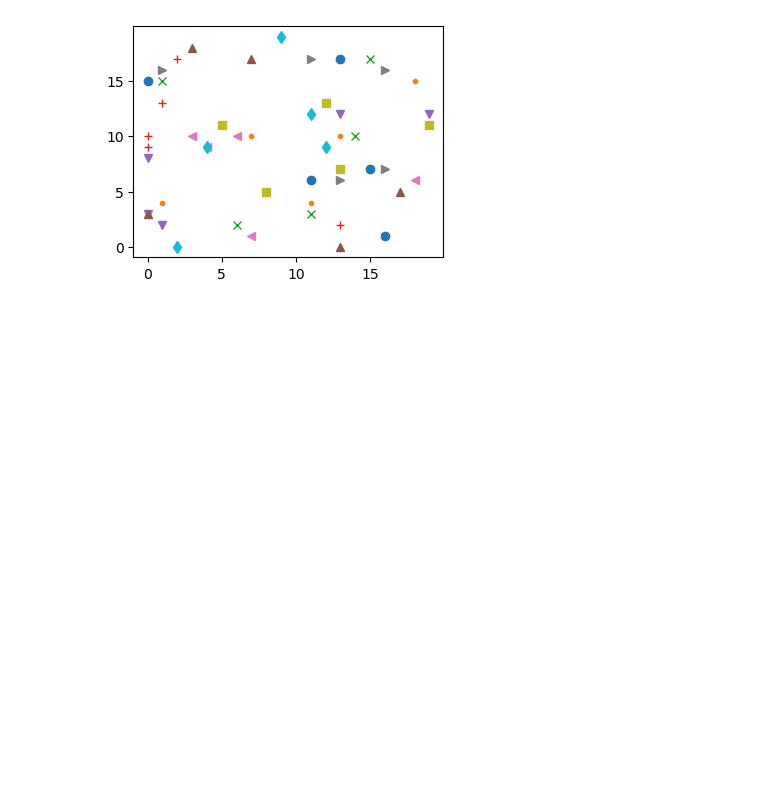
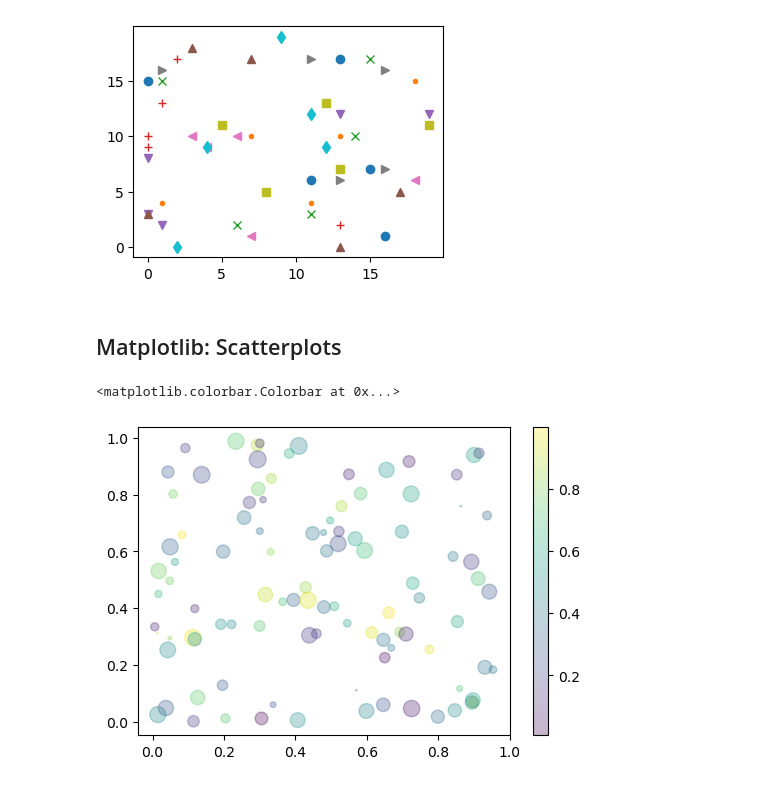
Before and after one commit to JakeBestDev/Packt_AIScience_Data_Science_Machine_Learning, a Jupyter notebook: Module_2_Python_Data_Visualization_and_Understanding/lab_3_advance_matplotlib.ipynb, the cells around one changed output. Saved outputs shown, nothing was run; the diff lists cells and outputs as text; code cells hidden in the pictures; blank space fills up the shorter version.

Commit message:
Lab 3: Advanced Matplotlib
Lab 3: Advanced Matplotlib

```diff
--- a/Module_2_Python_Data_Visualization_and_Understanding/lab_3_advance_matplotlib.ipynb
+++ b/Module_2_Python_Data_Visualization_and_Understanding/lab_3_advance_matplotlib.ipynb
@@ -935,3 +935,5 @@ for m in markers:
     plt.plot(x,y,m)
 # %% [output]
 [figure]
+# %% [markdown]
+## Matplotlib: Scatterplots
@@ -937,0 +945,29 @@ for m in markers:
+# %%
+## Today we will check out scatterplots using plt.scatter
+## First lets create an x and y value. they will be random values
+## We will also create a 'colors' data points at random to represent the different colors of the data points
+## We will also create a 'sizes' data points at random to represent the different sizes of the data points
+## The x,y,size, and color are all random but normally the data would be drawn from a dataframe/base of some kind to draw conclusions
+
+x = np.random.rand(100)
+y=np.random.rand(100)
+colors = np.random.rand(100)
+sizes = 150*np.random.rand(100)
+# %%
+## Lets now create our scatter plot using plt.scatter()
+## Notice how similar it is to plt.plot()
+
+## We will assign our x and y as expected
+## Our color will be assigned to the c parameter
+## Our sizes will be assigned to the s parameter
+## The alpha parameter is how see through the points are
+## Then the cmap is the color map. With matplotlib there are a ton of colormaps availiable
+
+## We have also created a colorbar using plt.colorbar(), essentially very similar to a legend based on the color shading and sizes
+
+plt.figure(figsize=(6,4))
+plt.scatter(x,y,c=colors,s=sizes,alpha=0.3,cmap=plt.cm.viridis)
+plt.colorbar()
+# %% [output]
+<matplotlib.colorbar.Colorbar at 0x...>
+[figure, added]
```
Also changed, not shown: parts of 7 cells of this notebook.
